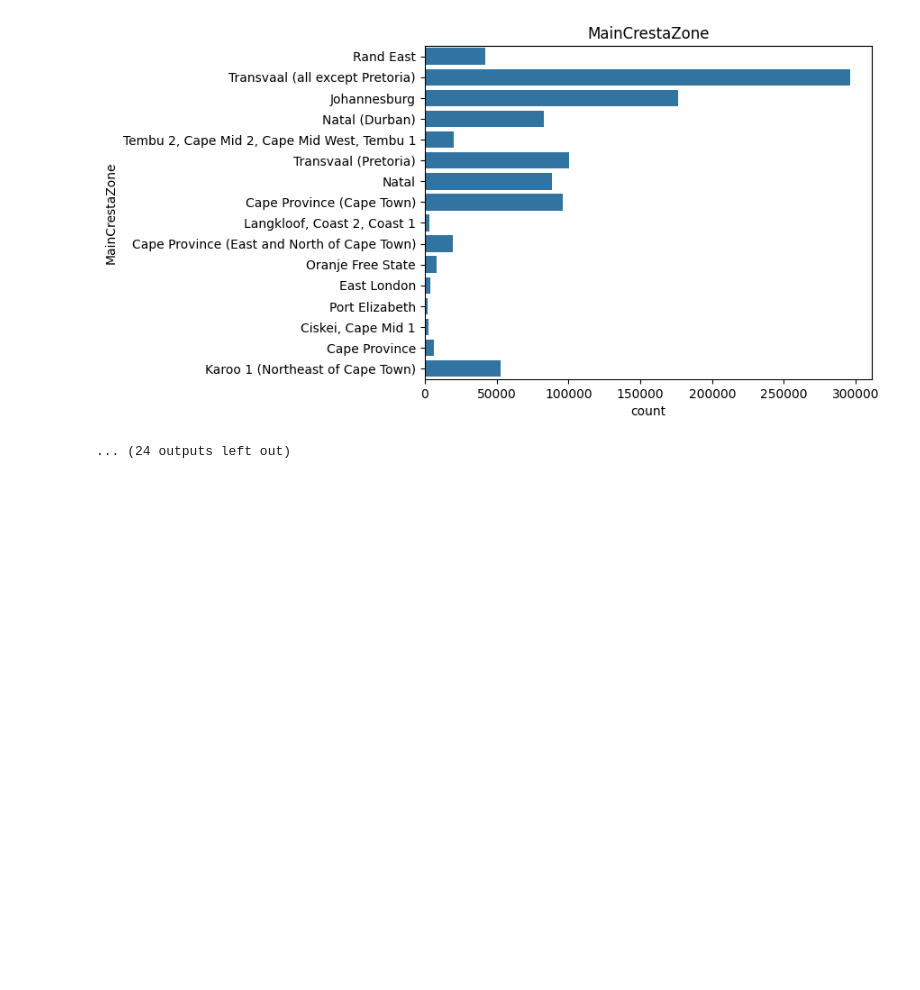
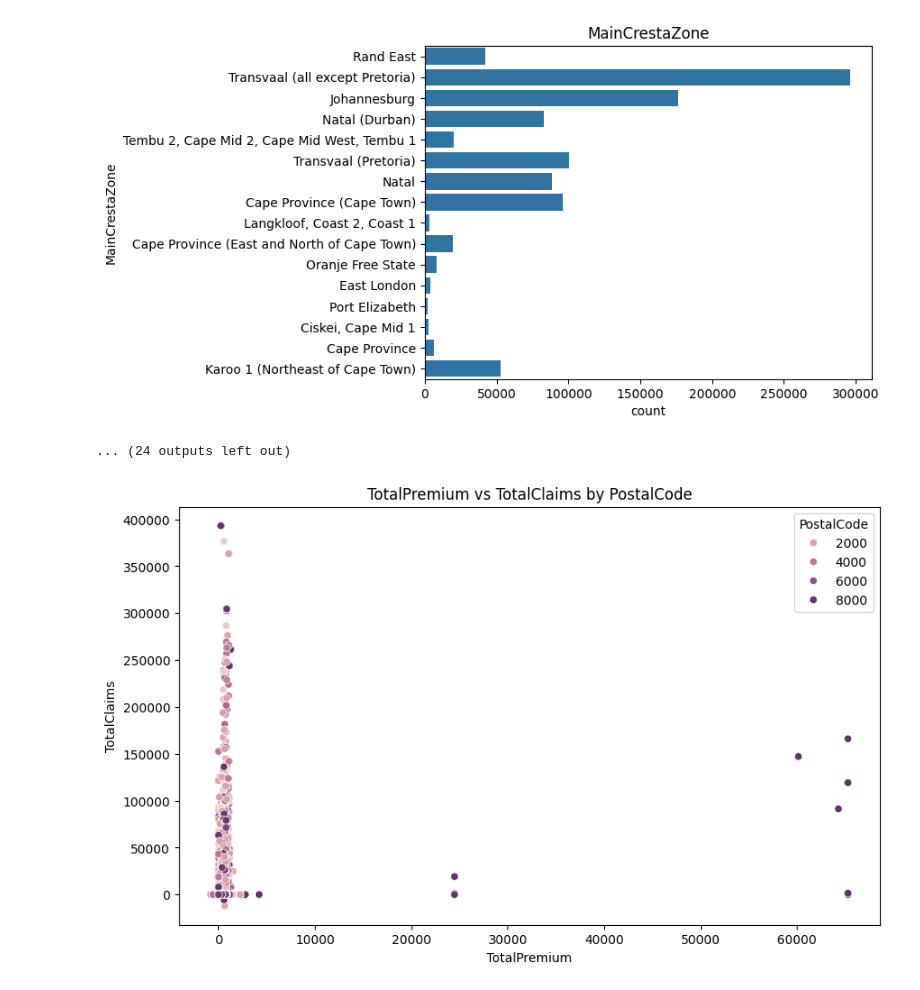
Before and after one commit to IamYunusAli/ACIS, a Jupyter notebook: notebooks/EDA_Analysis.ipynb, the cells around one changed output. Drawn from its saved outputs; the diff is of its cells as text; code cells hidden in the pictures; blank space fills up the shorter version.

Commit message:
outliers and 3 createive plots

```diff
--- a/notebooks/EDA_Analysis.ipynb
+++ b/notebooks/EDA_Analysis.ipynb
@@ -137,3 +137,13 @@ for col in data.select_dtypes(include='object'):
 [figure]
 [figure]
 ... (24 outputs left out)
+# %%
+# Explore relationships between the monthly changes TotalPremium and TotalClaims
+plt.figure(figsize=(10, 6))
+sns.scatterplot(x='TotalPremium', y='TotalClaims', hue='PostalCode', data=data)
+plt.xlabel('TotalPremium')
+plt.ylabel('TotalClaims')
+plt.title('TotalPremium vs TotalClaims by PostalCode')
+plt.show()
+# %% [output]
+[figure, added]
```
Also changed, not shown: parts of 4 cells of this notebook, 1 other file.
